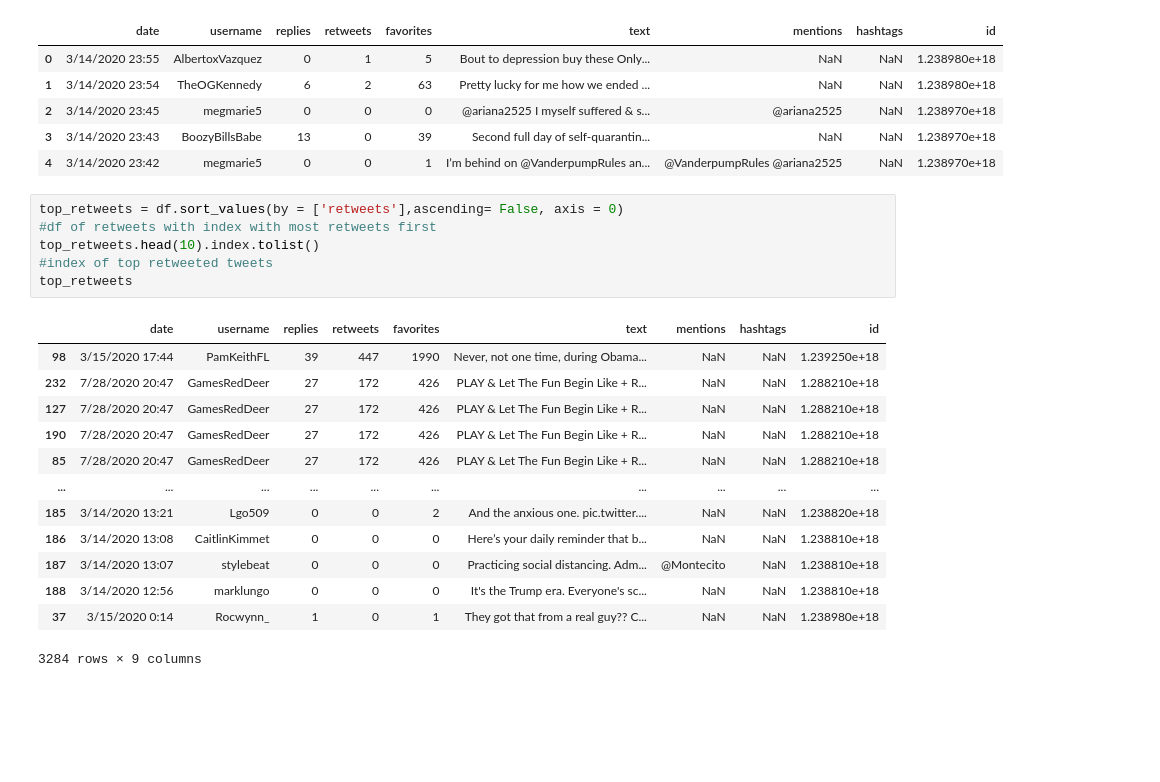
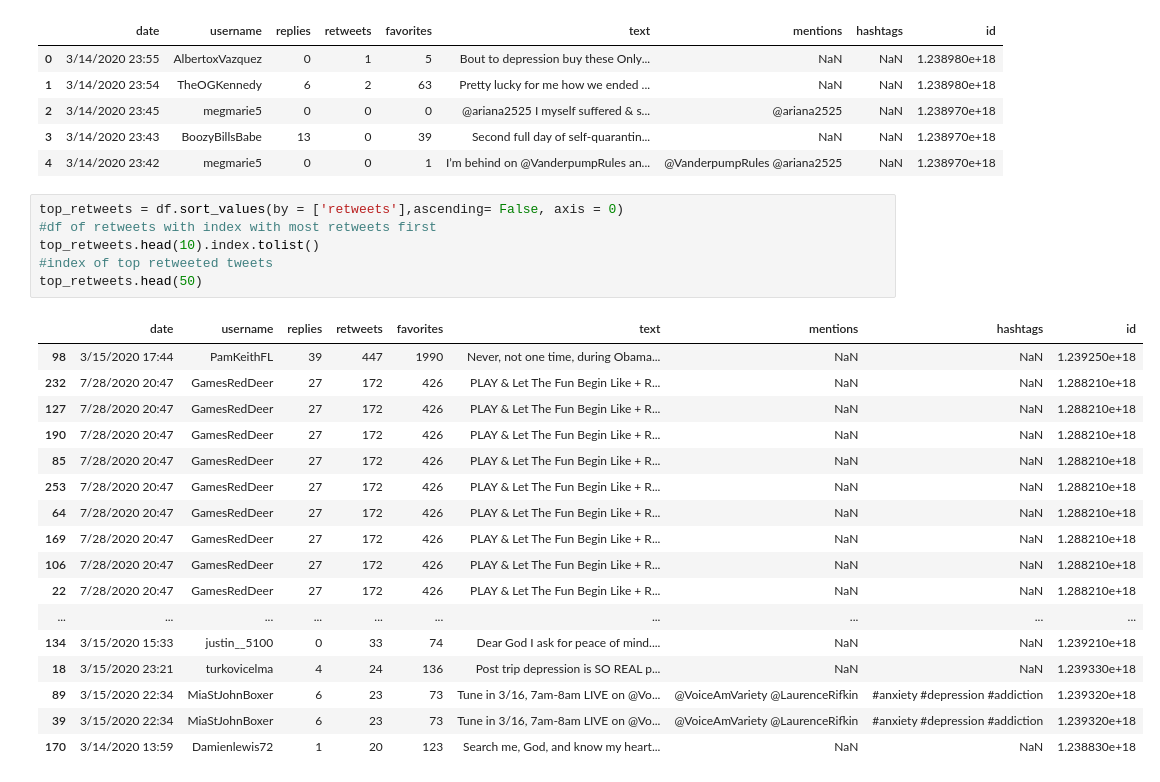
Before and after one commit to edwardsrk/depression-anxiety-tweets, a Jupyter notebook: Depression and Anxiety in Tweets.ipynb, the cells around one changed output. Saved outputs shown, nothing was run; the diff lists cells and outputs as text; blank space fills up the shorter version.

```diff
--- a/Depression and Anxiety in Tweets.ipynb
+++ b/Depression and Anxiety in Tweets.ipynb
@@ -141,20 +142,24 @@ df.head()
 # %%
 top_retweets = df.sort_values(by = ['retweets'],ascending= False, axis = 0)
 #df of retweets with index with most retweets first
 top_retweets.head(10).index.tolist()
 #index of top retweeted tweets
-top_retweets
+top_retweets.head(50)
 # %% [output]
 |  | date | username | replies | retweets | favorites | text | mentions | hashtags | id |
 | 98 | 3/15/2020 17:44 | PamKeithFL | 39 | 447 | 1990 | Never, not one time, during Obama... | NaN | NaN | 1.239250e+18 |
 | 232 | 7/28/2020 20:47 | GamesRedDeer | 27 | 172 | 426 | PLAY & Let The Fun Begin Like + R... | NaN | NaN | 1.288210e+18 |
 | 127 | 7/28/2020 20:47 | GamesRedDeer | 27 | 172 | 426 | PLAY & Let The Fun Begin Like + R... | NaN | NaN | 1.288210e+18 |
 | 190 | 7/28/2020 20:47 | GamesRedDeer | 27 | 172 | 426 | PLAY & Let The Fun Begin Like + R... | NaN | NaN | 1.288210e+18 |
 | 85 | 7/28/2020 20:47 | GamesRedDeer | 27 | 172 | 426 | PLAY & Let The Fun Begin Like + R... | NaN | NaN | 1.288210e+18 |
+| 253 | 7/28/2020 20:47 | GamesRedDeer | 27 | 172 | 426 | PLAY & Let The Fun Begin Like + R... | NaN | NaN | 1.288210e+18 |
+| 64 | 7/28/2020 20:47 | GamesRedDeer | 27 | 172 | 426 | PLAY & Let The Fun Begin Like + R... | NaN | NaN | 1.288210e+18 |
+| 169 | 7/28/2020 20:47 | GamesRedDeer | 27 | 172 | 426 | PLAY & Let The Fun Begin Like + R... | NaN | NaN | 1.288210e+18 |
+| 106 | 7/28/2020 20:47 | GamesRedDeer | 27 | 172 | 426 | PLAY & Let The Fun Begin Like + R... | NaN | NaN | 1.288210e+18 |
+| 22 | 7/28/2020 20:47 | GamesRedDeer | 27 | 172 | 426 | PLAY & Let The Fun Begin Like + R... | NaN | NaN | 1.288210e+18 |
 | ... | ... | ... | ... | ... | ... | ... | ... | ... | ... |
-| 185 | 3/14/2020 13:21 | Lgo509 | 0 | 0 | 2 | And the anxious one. pic.twitter.... | NaN | NaN | 1.238820e+18 |
-| 186 | 3/14/2020 13:08 | CaitlinKimmet | 0 | 0 | 0 | Here’s your daily reminder that b... | NaN | NaN | 1.238810e+18 |
-| 187 | 3/14/2020 13:07 | stylebeat | 0 | 0 | 0 | Practicing social distancing. Adm... | @Montecito | NaN | 1.238810e+18 |
-| 188 | 3/14/2020 12:56 | marklungo | 0 | 0 | 0 | It's the Trump era. Everyone's sc... | NaN | NaN | 1.238810e+18 |
-| 37 | 3/15/2020 0:14 | Rocwynn_ | 1 | 0 | 1 | They got that from a real guy?? C... | NaN | NaN | 1.238980e+18 |
+| 134 | 3/15/2020 15:33 | justin__5100 | 0 | 33 | 74 | Dear God I ask for peace of mind.... | NaN | NaN | 1.239210e+18 |
+| 18 | 3/15/2020 23:21 | turkovicelma | 4 | 24 | 136 | Post trip depression is SO REAL p... | NaN | NaN | 1.239330e+18 |
+| 89 | 3/15/2020 22:34 | MiaStJohnBoxer | 6 | 23 | 73 | Tune in 3/16, 7am-8am LIVE on @Vo... | @VoiceAmVariety @LaurenceRifkin | #anxiety #depression #addiction | 1.239320e+18 |
+| 39 | 3/15/2020 22:34 | MiaStJohnBoxer | 6 | 23 | 73 | Tune in 3/16, 7am-8am LIVE on @Vo... | @VoiceAmVariety @LaurenceRifkin | #anxiety #depression #addiction | 1.239320e+18 |
+| 170 | 3/14/2020 13:59 | Damienlewis72 | 1 | 20 | 123 | Search me, God, and know my heart... | NaN | NaN | 1.238830e+18 |
-3284 rows × 9 columns
```
Also changed, not shown: parts of 13 cells of this notebook.
